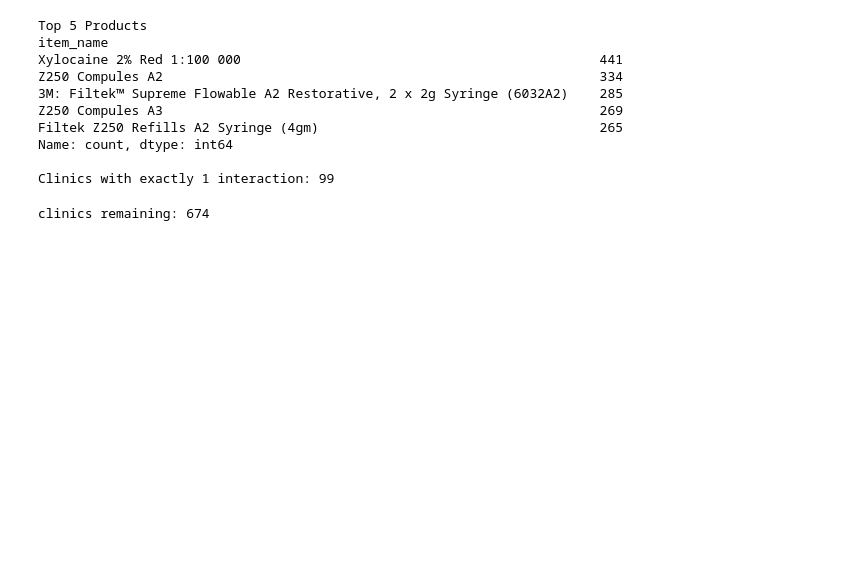
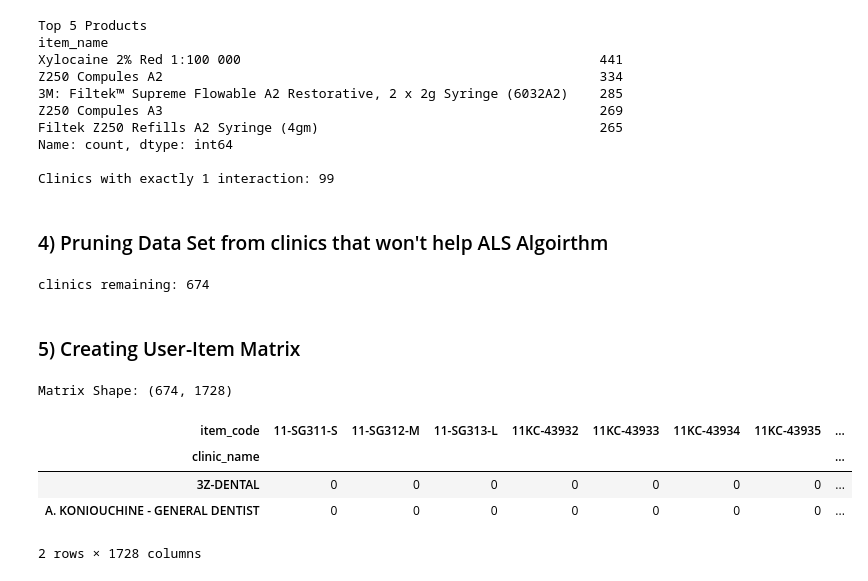
Before and after one commit to s70f/Predictive-Sales-Intelligence-Engine, a Jupyter notebook: exploratory_analysis.ipynb, the cells around one changed output. Saved outputs shown, nothing was run; the diff lists cells and outputs as text; code cells hidden in the pictures; blank space fills up the shorter version.

```diff
--- a/exploratory_analysis.ipynb
+++ b/exploratory_analysis.ipynb
@@ -96,6 +96,8 @@ Filtek Z250 Refills A2 Syringe (4gm)                                    265
 Name: count, dtype: int64
 
 Clinics with exactly 1 interaction: 99
+# %% [markdown]
+### 4) Pruning Data Set from clinics that won't help ALS Algoirthm
 # %%
 # Identify clinics with more than one interaction
 active_clinic_ids = clinic_counts[clinic_counts > 1].index
@@ -105,9 +107,17 @@ df_filtered = df[df['clinic_name'].isin(active_clinic_ids)].copy()
 print(f"clinics remaining: {df_filtered['clinic_name'].nunique()}")
 # %% [output]
 clinics remaining: 674
+# %% [markdown]
+### 5) Creating User-Item Matrix
 # %%
-# Create User-Item Matrix
 user_item_matrix = df_filtered.groupby(['clinic_name', 'item_code']).size().unstack(fill_value=0)
 
 print(f"Matrix Shape: {user_item_matrix.shape}")
-user_item_matrix.head()
+user_item_matrix.head(2)
+# %% [output]
+Matrix Shape: (674, 1728)
+| item_code | 11-SG311-S | 11-SG312-M | 11-SG313-L | 11KC-43932 | 11KC-43933 | 11KC-43934 | 11KC-43935 | ... |
+| clinic_name |  |  |  |  |  |  |  | ... |
+| 3Z-DENTAL | 0 | 0 | 0 | 0 | 0 | 0 | 0 | ... |
+| A. KONIOUCHINE - GENERAL DENTIST | 0 | 0 | 0 | 0 | 0 | 0 | 0 | ... |
+2 rows × 1728 columns
```
Also changed, not shown: 1 other file.
